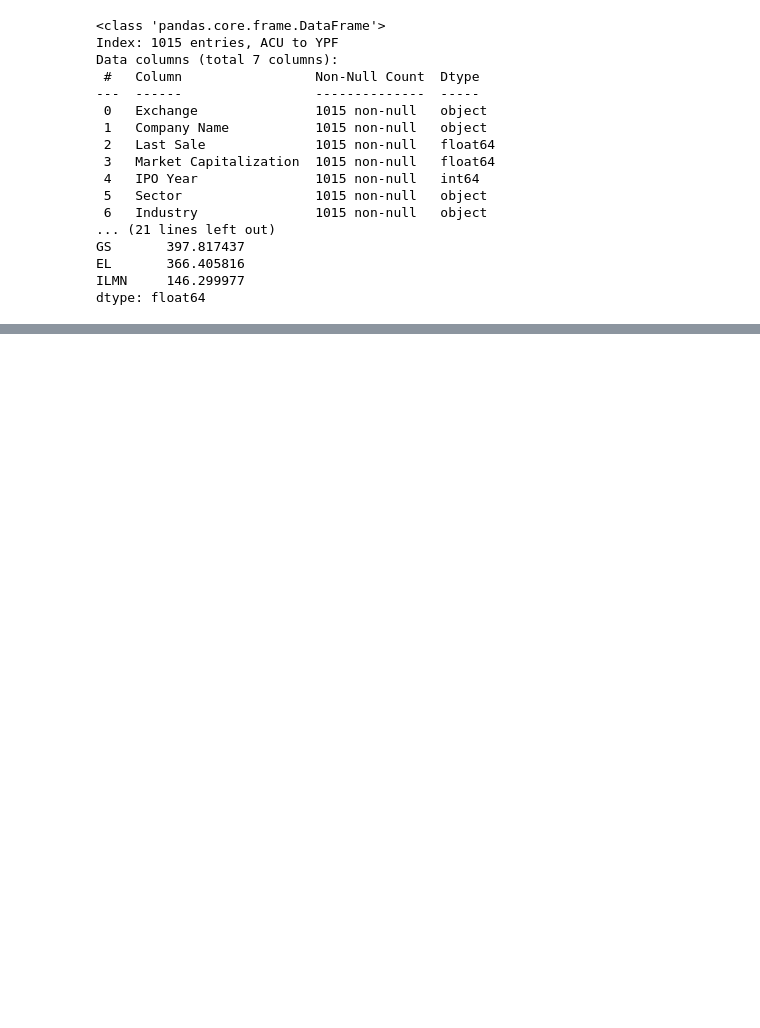
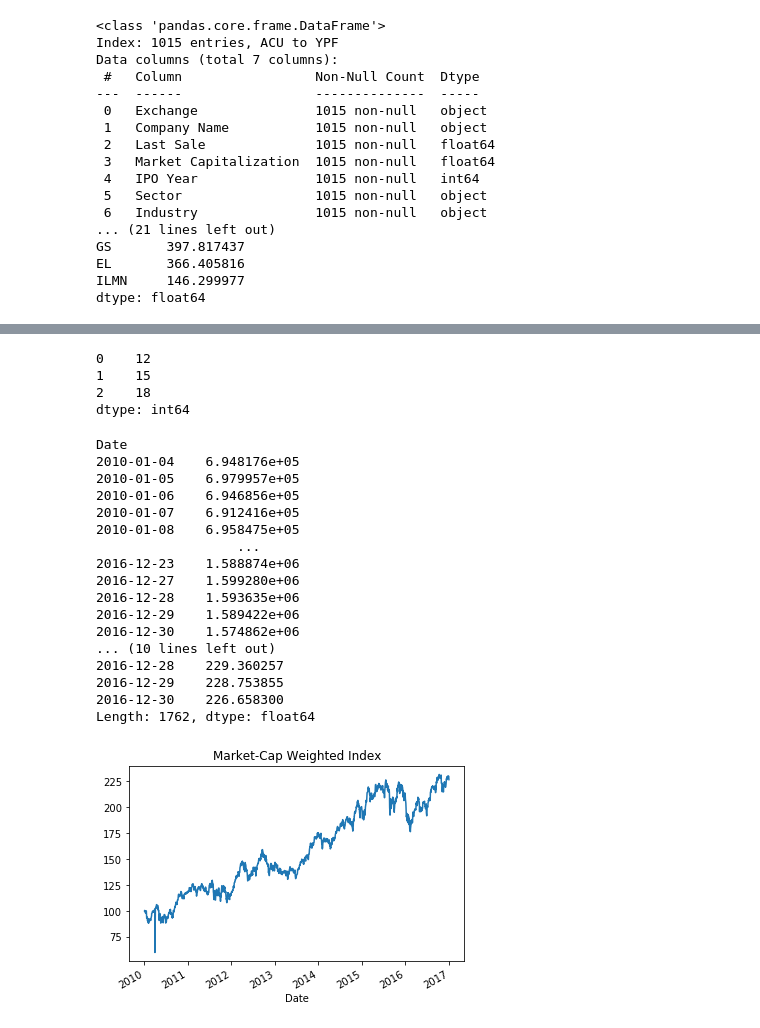
Before and after one commit to AI-MOO/Time_Series_Datacamp, a Jupyter notebook: 01_Manipulating_Time_Series_Data_in_Python/04_Putting_it_all_together_Building_a_value_weighted_index.ipynb, the cells around one changed output, grey strips where cells are left out. Drawn from its saved outputs; the diff is of its cells as text; code cells hidden in the pictures; blank space fills up the shorter version.

```diff
--- a/01_Manipulating_Time_Series_Data_in_Python/04_Putting_it_all_together_Building_a_value_weighted_index.ipynb
+++ b/01_Manipulating_Time_Series_Data_in_Python/04_Putting_it_all_together_Building_a_value_weighted_index.ipynb
@@ -252,0 +311,4 @@ dtype: float64
+# %%
+market_cap_series = market_cap
+raw_index = market_cap_series.sum(axis=1)
+print(raw_index)
@@ -252,0 +329,51 @@ dtype: float64
+# %%
+import pandas as pd
+
+# create a sample dataframe
+df = pd.DataFrame({
+    'A': [1, 2, 3],
+    'B': [4, 5, 6],
+    'C': [7, 8, 9]
+})
+
+# calculate row-wise sum of values
+row_sums = df.sum(axis=1)
+
+# print the row sums
+print(row_sums)
+# %% [output]
+0    12
+1    15
+2    18
+dtype: int64
+# %%
+# Aggregate and print the market cap per trading day
+raw_index = market_cap_series.sum(axis=1)
+print(raw_index)
+
+# Normalize the aggregate market cap here
+index = raw_index.div(raw_index.iloc[0]).mul(100)
+print(index)
+
+# Plot the index here
+index.plot(title='Market-Cap Weighted Index')
+plt.show()
+# %% [output]
+Date
+2010-01-04    6.948176e+05
+2010-01-05    6.979957e+05
+2010-01-06    6.946856e+05
+2010-01-07    6.912416e+05
+2010-01-08    6.958475e+05
+                  ...
+2016-12-23    1.588874e+06
+2016-12-27    1.599280e+06
+2016-12-28    1.593635e+06
+2016-12-29    1.589422e+06
+2016-12-30    1.574862e+06
+... (10 lines left out)
+2016-12-28    229.360257
+2016-12-29    228.753855
+2016-12-30    226.658300
+Length: 1762, dtype: float64
+[figure, added]
```
Also changed, not shown: parts of 16 cells of this notebook.
